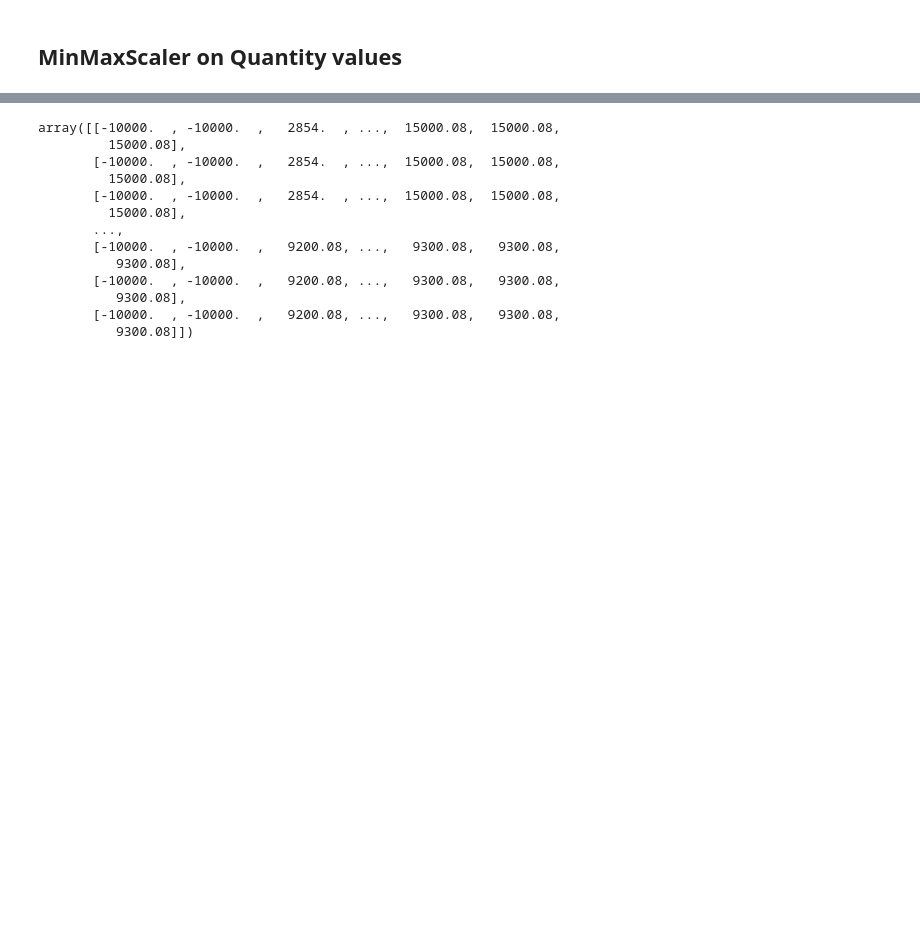
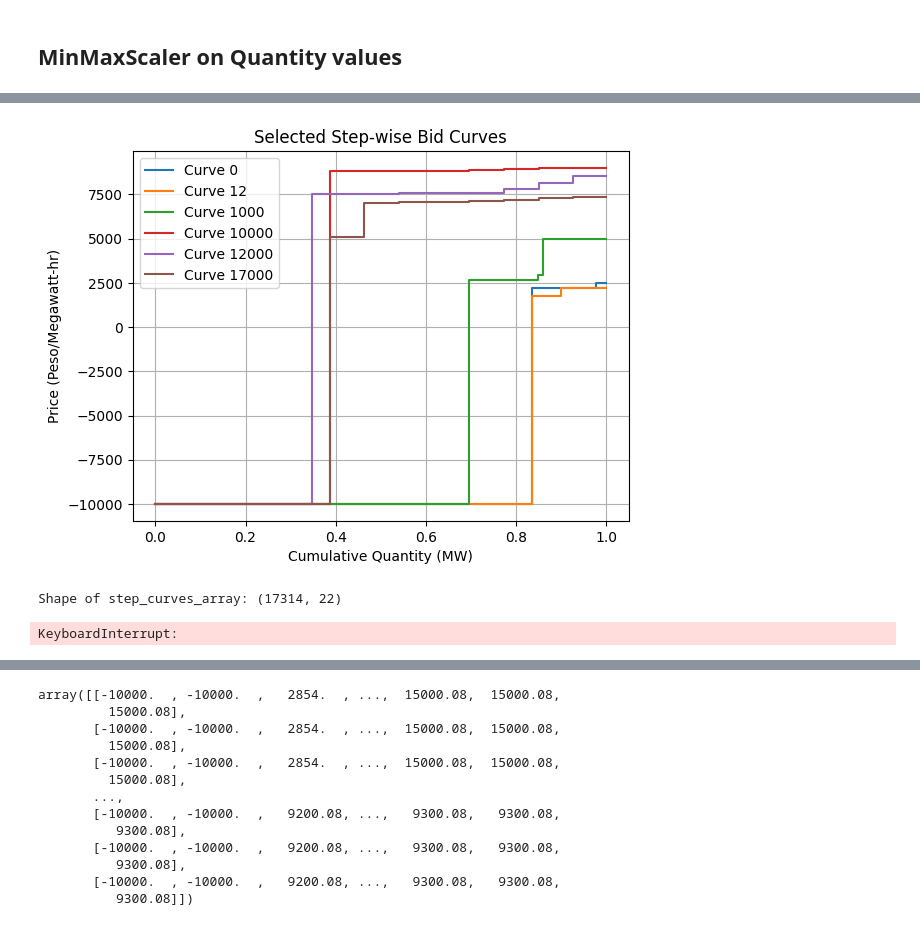
Before and after one commit to gbrosell/maroon-archers, a Jupyter notebook: K-medoids.ipynb, the cells around one changed output, grey strips where cells are left out. Saved outputs shown, nothing was run; the diff lists cells and outputs as text; code cells hidden in the pictures; blank space fills up the shorter version.

Commit message:
add downsampling, chunking, k-medoids taking in array

```diff
--- a/K-medoids.ipynb
+++ b/K-medoids.ipynb
@@ -98,7 +114,7 @@ from sklearn.preprocessing import MinMaxScaler
 quantity_columns = [f'quantity{i}' for i in range(1, 12)]
 
 # Flatten the DataFrame and extract only quantity columns
-flattened_quantities = df_2022[quantity_columns].values.flatten()
+flattened_quantities = downsampled_df[quantity_columns].values.flatten()
 
 # Reshape the flattened quantities to a column vector
 flattened_quantities = flattened_quantities.reshape(-1, 1)
@@ -108,7 +124,7 @@ scaler = MinMaxScaler()
 scaled_quantities = scaler.fit_transform(flattened_quantities)
 
 # Reshape the scaled quantities to match the original DataFrame shape
-scaled_quantities = scaled_quantities.reshape(df_2022[quantity_columns].shape)
+scaled_quantities = scaled_quantities.reshape(downsampled_df[quantity_columns].shape)
 
 # Update the DataFrame with the scaled values
-df_2022.loc[:, quantity_columns] = scaled_quantities
+downsampled_df.loc[:, quantity_columns] = scaled_quantities
@@ -163,0 +170,23 @@ Wall time: 23.2 s
+# %%
+# Test Plot random indices
+# Indices to plot (adjust as needed)
+indices_to_plot = [0, 12, 1000, 10000, 12000, 17000]
+
+# Extract prices and cumulative quantities for the specified indices
+selected_prices = downsampled_df.iloc[indices_to_plot, 1:12].values  # Assuming columns 'price1' to 'price11'
+selected_cumulative_quantities = downsampled_df.iloc[indices_to_plot, 12:23].values  # Assuming columns 'quantity1' to 'quantity11'
+
+# Plotting the selected step-wise bid curves
+for i in range(len(indices_to_plot)):
+    cumulative_quantity = selected_cumulative_quantities[i]
+    price = selected_prices[i]
+    plt.step(cumulative_quantity, price, where='pre', label=f'Curve {indices_to_plot[i]}')
+
+plt.xlabel('Cumulative Quantity (MW)')
+plt.ylabel('Price (Peso/Megawatt-hr)')
+plt.title('Selected Step-wise Bid Curves')
+plt.legend()
+plt.grid(True)
+plt.show()
+# %% [output]
+[figure, added]
@@ -163,0 +196,4 @@ Wall time: 23.2 s
+# %%
+print("Shape of step_curves_array:", step_curves_array.shape)
+# %% [output]
+Shape of step_curves_array: (17314, 22)
@@ -163,0 +233,47 @@ Wall time: 23.2 s
+# %%
+%%time
+# Parameters
+K_0 = 2
+K_max = 30  # Choose a smaller value for testing
+THETA_0 = 0.01  # 1% as THETA_0
+RHO_0 = 0.1
+
+# Chunking parameters
+chunk_size = 100000  # Adjust as needed
+
+# Reduce memory usage
+step_curves_array = step_curves_array.astype(np.float32)
+
+# Initialization
+K = K_0
+P_ref = step_curves_array[0]  # Using the first curve as reference
+
+centers_list = []  # Store cluster centers here
+
+with tqdm(total=K_max - K_0 + 1, desc="Iterating through K clusters") as pbar:
+    while K <= K_max:
+        pbar.set_postfix({"Current K": K})
+
+        def process_chunk(_):
+            labels, centers = kmedoids_clustering(step_curves_array, K)
+            return separation_threshold_ratio(labels, centers, THETA_0, P_ref), centers
+
+        chunk_results = Parallel(n_jobs=-1)(delayed(process_chunk)(_) for _ in range(chunk_size))
+
+        for result, centers in chunk_results:
+            if result:
+                K += chunk_size
+                centers_list.append(centers)
+                break
+        else:
+            break
+
+        pbar.update(chunk_size)
+
+        # Print additional information
+        print(f"Current iteration: {K}, Result: {result}")
+
+# Now K contains the optimal number of clusters
+print(f"Optimal number of clusters (K): {K}")
+# %% [output]
+KeyboardInterrupt:
```
Also changed, not shown: parts of 40 cells of this notebook.
